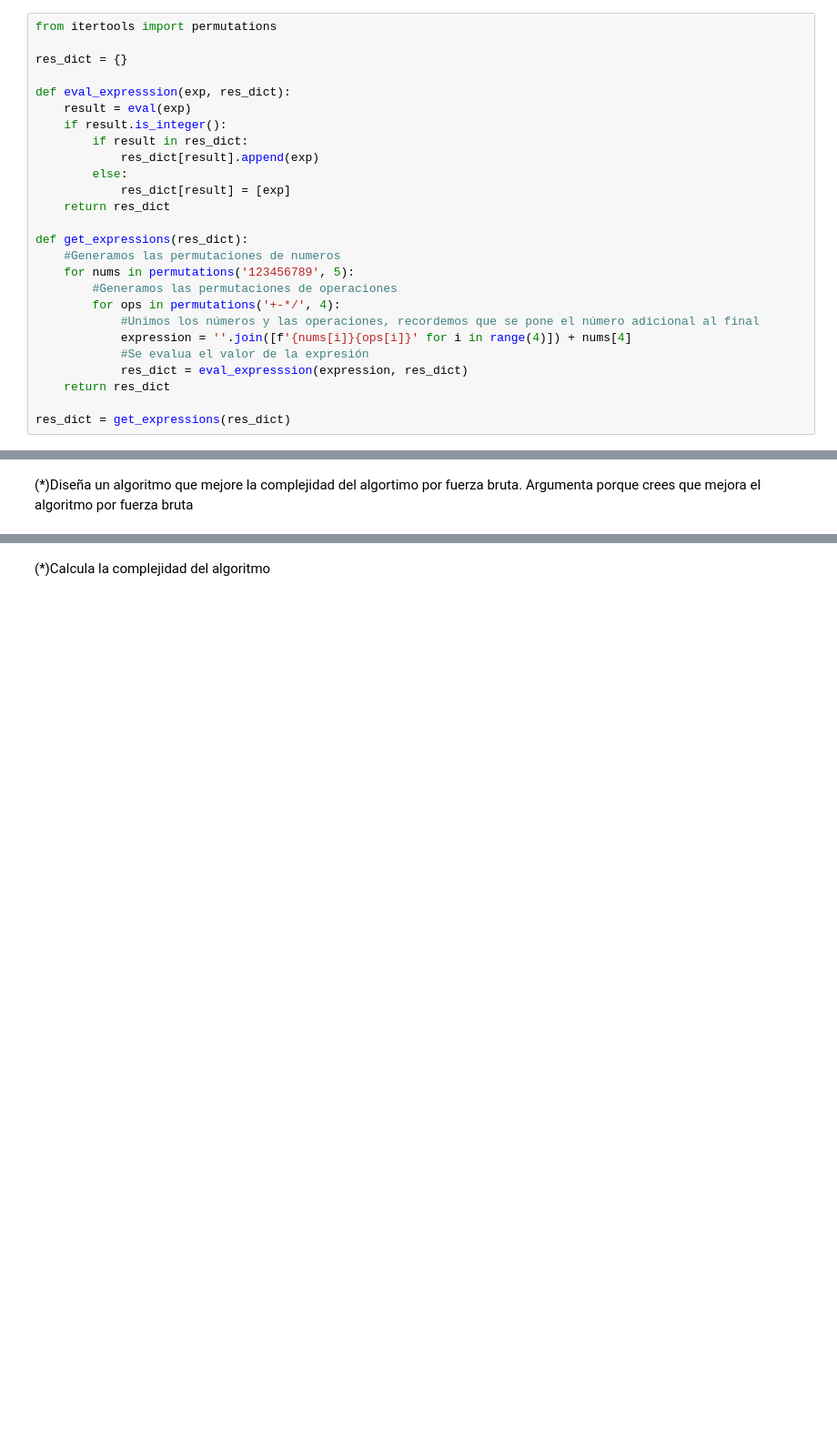
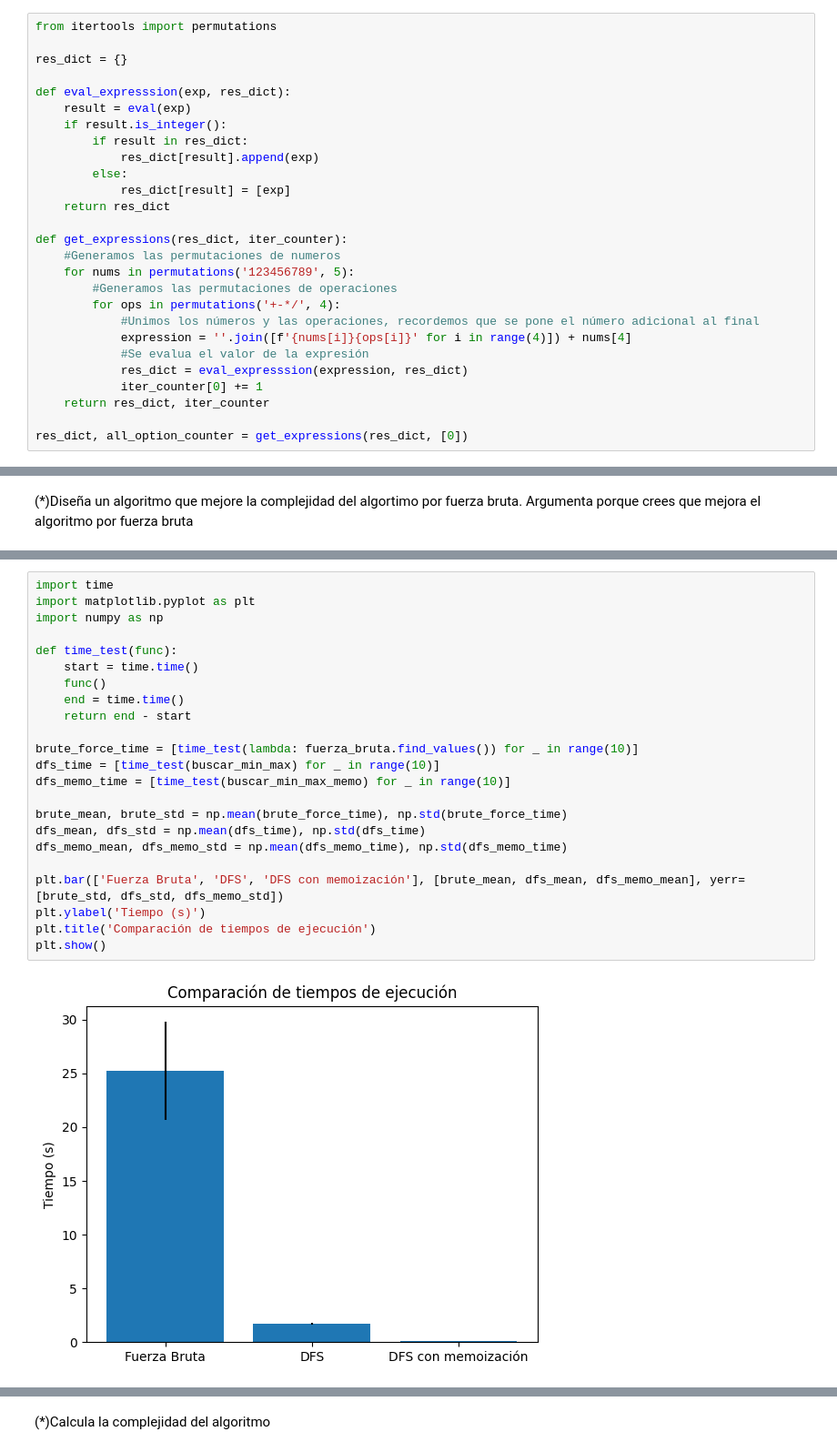
Before and after one commit to Astolfo2332/VIU_act, a Jupyter notebook: optimizacion/Algoritmos_TP.ipynb, the cells around one changed output, grey strips where cells are left out. Shown at 91% size. Drawn from its saved outputs; the diff is of its cells as text; blank space fills up the shorter version.

```diff
--- a/optimizacion/Algoritmos_TP.ipynb
+++ b/optimizacion/Algoritmos_TP.ipynb
@@ -199,7 +217,7 @@ def eval_expresssion(exp, res_dict):
             res_dict[result] = [exp]
     return res_dict
 
-def get_expressions(res_dict):
+def get_expressions(res_dict, iter_counter):
     #Generamos las permutaciones de numeros
     for nums in permutations('123456789', 5):
         #Generamos las permutaciones de operaciones
@@ -208,9 +226,10 @@ def get_expressions(res_dict):
             expression = ''.join([f'{nums[i]}{ops[i]}' for i in range(4)]) + nums[4]
             #Se evalua el valor de la expresión
             res_dict = eval_expresssion(expression, res_dict)
-    return res_dict
+            iter_counter[0] += 1
+    return res_dict, iter_counter
 
-res_dict = get_expressions(res_dict)
+res_dict, all_option_counter = get_expressions(res_dict, [0])
 # %%
 continuo, min_res, max_res = continuidad(res_dict)
 
@@ -652,0 +436,25 @@ a = sol.find_values()
+# %%
+import time
+import matplotlib.pyplot as plt
+import numpy as np
+
+def time_test(func):
+    start = time.time()
+    func()
+    end = time.time()
+    return end - start
+
+brute_force_time = [time_test(lambda: fuerza_bruta.find_values()) for _ in range(10)]
+dfs_time = [time_test(buscar_min_max) for _ in range(10)]
+dfs_memo_time = [time_test(buscar_min_max_memo) for _ in range(10)]
+
+brute_mean, brute_std = np.mean(brute_force_time), np.std(brute_force_time)
+dfs_mean, dfs_std = np.mean(dfs_time), np.std(dfs_time)
+dfs_memo_mean, dfs_memo_std = np.mean(dfs_memo_time), np.std(dfs_memo_time)
+
+plt.bar(['Fuerza Bruta', 'DFS', 'DFS con memoización'], [brute_mean, dfs_mean, dfs_memo_mean], yerr=[brute_std, dfs_std, dfs_memo_std])
+plt.ylabel('Tiempo (s)')
+plt.title('Comparación de tiempos de ejecución')
+plt.show()
+# %% [output]
+[figure, added]
```
Also changed, not shown: parts of 33 cells of this notebook, 1 other file.
